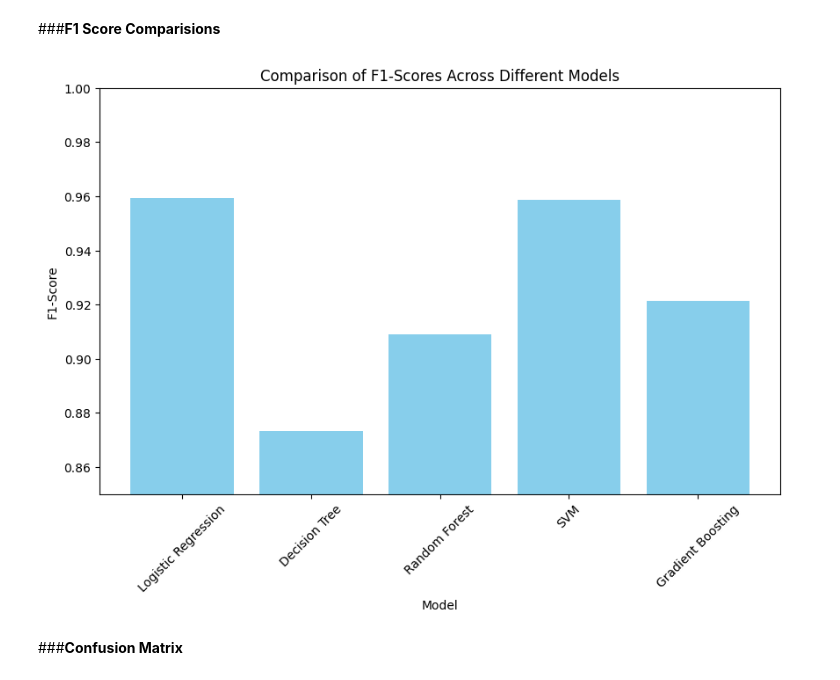
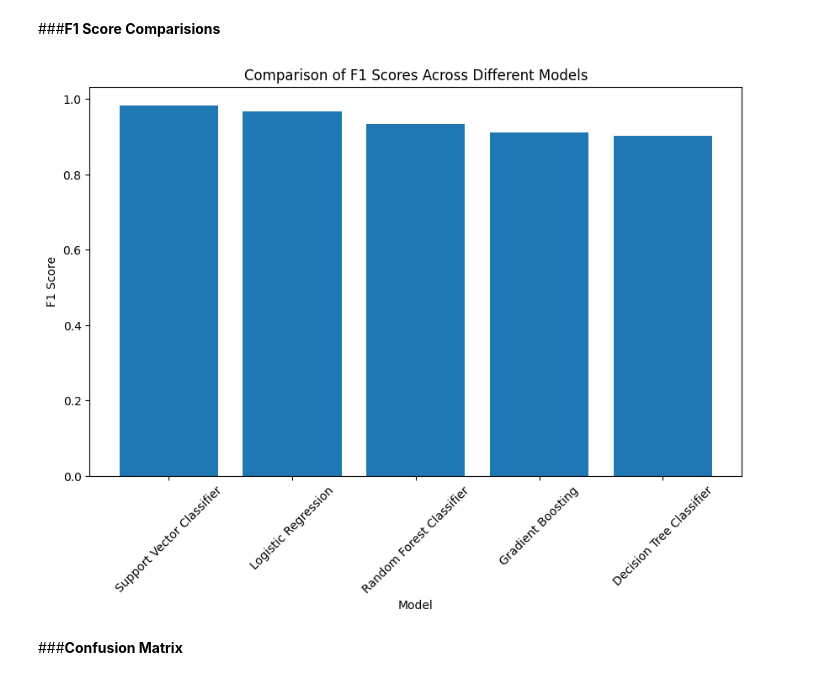
Before and after one commit to sivask01/CMPE257-Fall23-Sivakrishna-Yaganti, a Jupyter notebook: Take_Home_Exam.ipynb, the cells around one changed output. Saved outputs shown, nothing was run; the diff lists cells and outputs as text; code cells hidden in the pictures.

```diff
--- a/Take_Home_Exam.ipynb
+++ b/Take_Home_Exam.ipynb
@@ -320,20 +320,22 @@ performance_metrics
 # %% [markdown]
 ###**F1 Score Comparisions**
 # %%
-# Extracting F1-scores for each model
-f1_scores = {model: performance['f1_score'] for model, performance in model_performance.items()}
+# Extracting F1 Scores for each model
+f1_scores = {model: metrics['F1 Score'] for model, metrics in performance_metrics.items()}
 
-# Plotting the F1-scores
+# Sorting the models by F1 Score
+sorted_f1_scores = dict(sorted(f1_scores.items(), key=lambda item: item[1], reverse=True))
+
+# Plotting the F1 Scores
 plt.figure(figsize=(10, 6))
-plt.bar(f1_scores.keys(), f1_scores.values(), color='skyblue')
+plt.bar(range(len(sorted_f1_scores)), list(sorted_f1_scores.values()), align='center')
+plt.xticks(range(len(sorted_f1_scores)), list(sorted_f1_scores.keys()), rotation=45)
 plt.xlabel('Model')
-plt.ylabel('F1-Score')
-plt.title('Comparison of F1-Scores Across Different Models')
-plt.ylim(0.85, 1)  # Setting y-axis limits for better visualization
-plt.xticks(rotation=45)
+plt.ylabel('F1 Score')
+plt.title('Comparison of F1 Scores Across Different Models')
 plt.show()
 # %% [output]
-[figure, old version]
+[figure, new version]
 # %% [markdown]
 ###**Confusion Matrix**
 # %%
```
